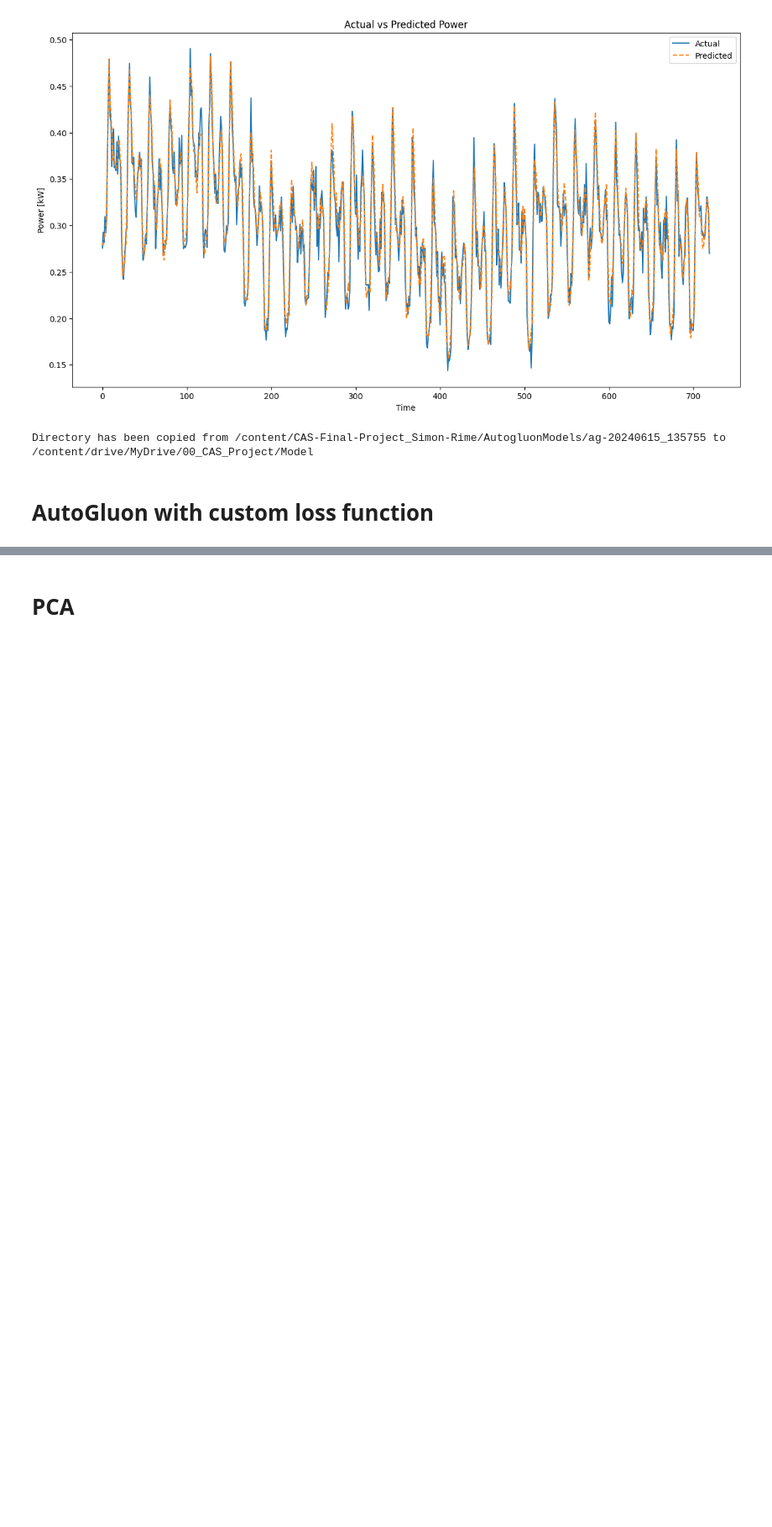
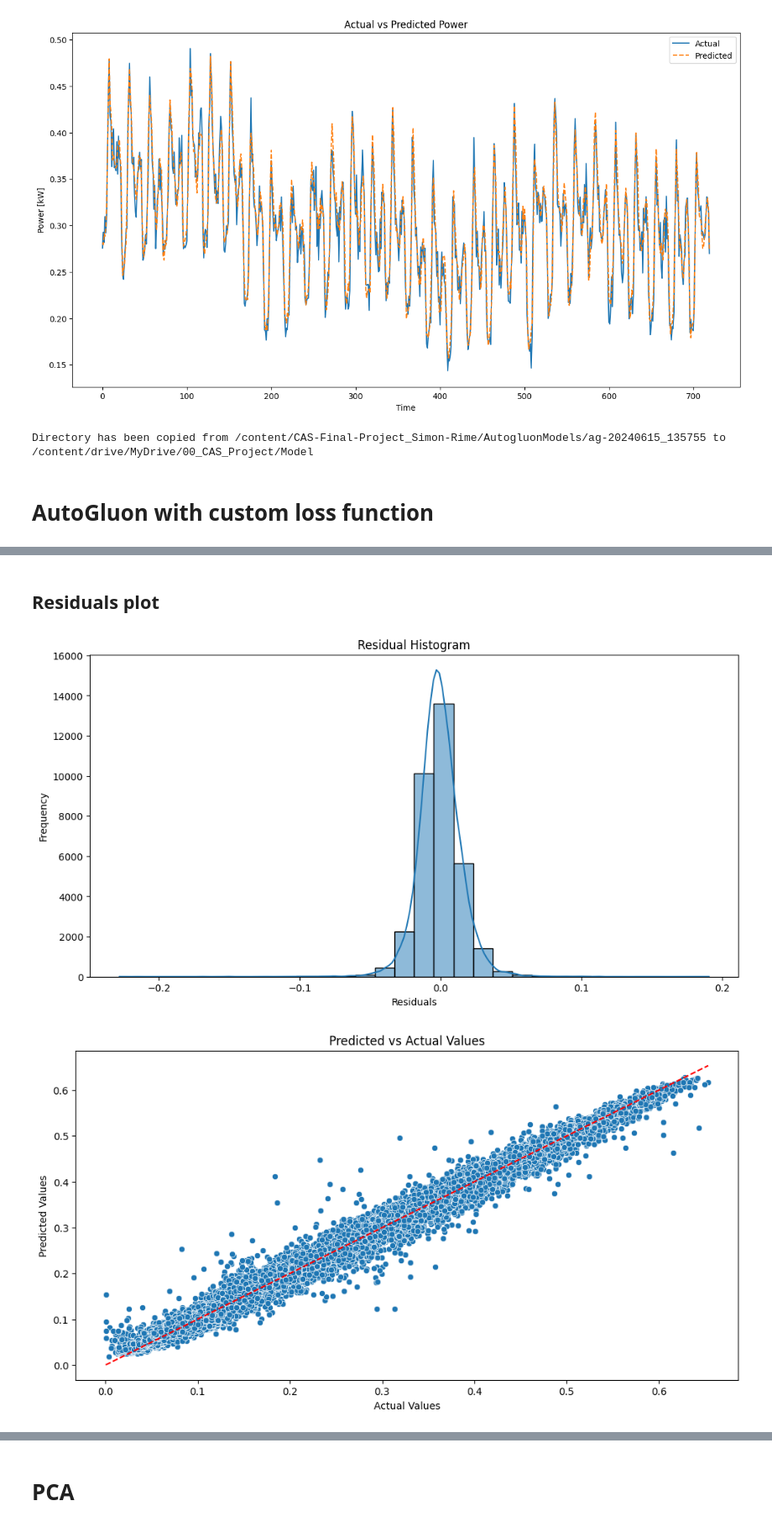
Before and after one commit to SimRime/CAS-Final-Project_Simon-Rime, a Jupyter notebook: Google_Colab_notebook/PowerPlant_NN.ipynb, the cells around one changed output, grey strips where cells are left out. Shown at 84% size. Saved outputs shown, nothing was run; the diff lists cells and outputs as text; code cells hidden in the pictures; blank space fills up the shorter version.

```diff
--- a/Google_Colab_notebook/PowerPlant_NN.ipynb
+++ b/Google_Colab_notebook/PowerPlant_NN.ipynb
@@ -544,0 +795,26 @@ print(performance)
+# %% [markdown]
+## Residuals plot
+# %%
+# Calculate residuals
+plot_df_train['Residuals'] = plot_df_train['Actual'] - plot_df_train['Predicted']
+
+# Plot Residual Histogram
+plt.figure(figsize=(12, 6))
+sns.histplot(plot_df_train['Residuals'], kde=True, bins=30)
+plt.title('Residual Histogram')
+plt.xlabel('Residuals')
+plt.ylabel('Frequency')
+plt.show()
+
+# Plot Predicted vs Actual Scatter Plot
+plt.figure(figsize=(12, 6))
+sns.scatterplot(x=plot_df_train['Actual'], y=plot_df_train['Predicted'])
+plt.plot([plot_df_train['Actual'].min(), plot_df_train['Actual'].max()],
+         [plot_df_train['Actual'].min(), plot_df_train['Actual'].max()], 'r--')
+plt.title('Predicted vs Actual Values')
+plt.xlabel('Actual Values')
+plt.ylabel('Predicted Values')
+plt.show()
+# %% [output]
+[figure, added]
+[figure, added]
```
Also changed, not shown: parts of 29 cells of this notebook.
